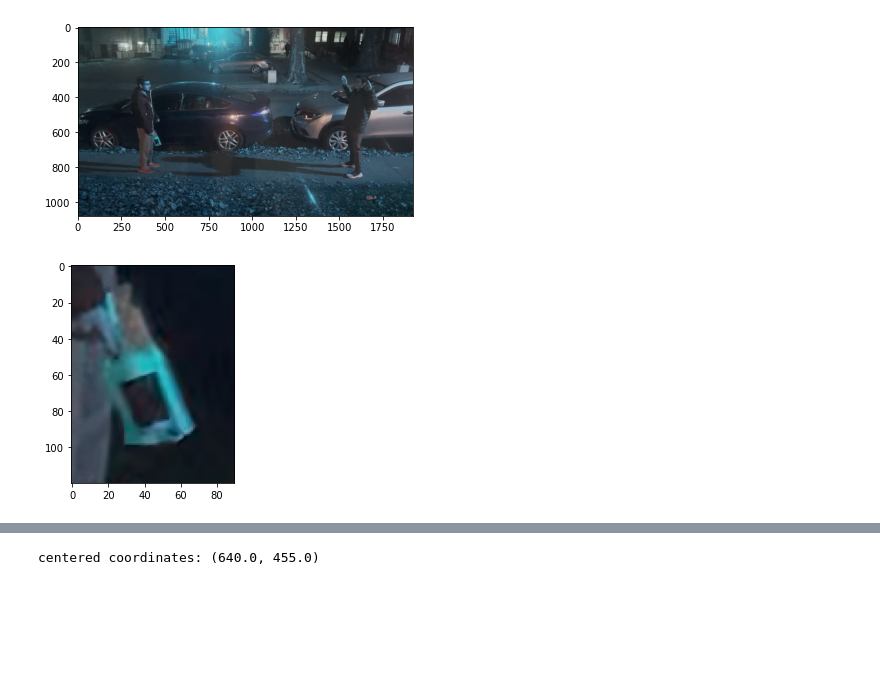
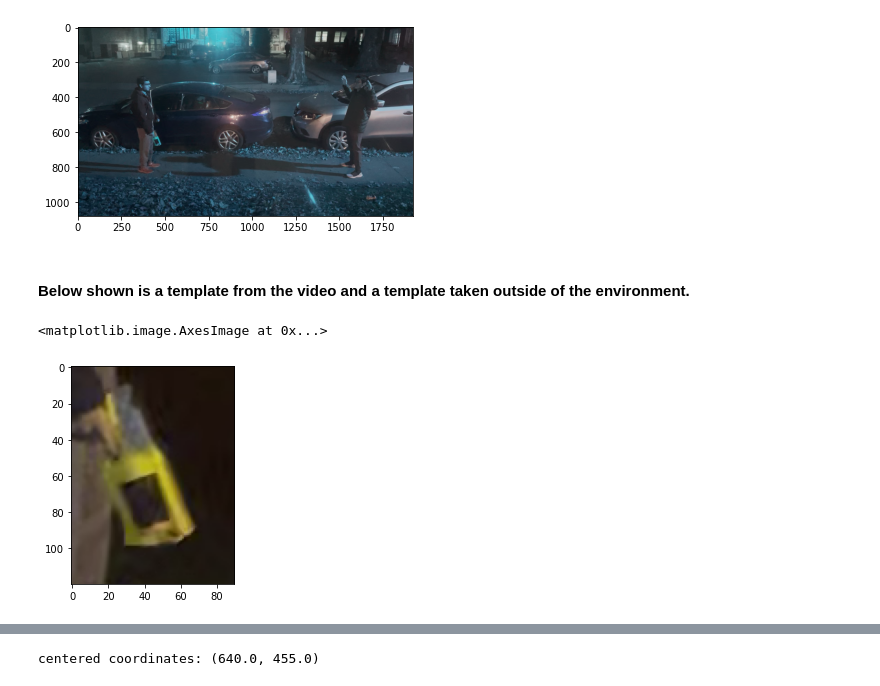
Before and after one commit to ksiva14/Threat_Detection, a Jupyter notebook: detection.ipynb, the cells around one changed output, grey strips where cells are left out. Saved outputs shown, nothing was run; the diff lists cells and outputs as text; code cells hidden in the pictures; blank space fills up the shorter version.

```diff
--- a/detection.ipynb
+++ b/detection.ipynb
@@ -289,12 +293,3 @@ plt.imshow(firstVideo[0])
 # %% [output]
 <matplotlib.image.AxesImage at 0x...>
 [figure]
-# %%
-# Get Template
-horizontalTemplate = runningVideo[0,400:500,900:1100,:].copy()
-initialTemplate = firstVideo[0,580:700,410:500,:].copy()
-plt.imshow(initialTemplate)
-plt.imsave("gun_vertical.png", initialTemplate)
-plt.imsave("gun_horizontal.png", horizontalTemplate)
-# %% [output]
-[figure, removed]
@@ -302,0 +296,10 @@ firstFrame = firstVideo[0,:,:,:].copy()
+# %% [markdown]
+#### Below shown is a template from the video and a template taken outside of the environment.
+# %%
+# Get Template
+cleanVerticalTemplate = cv2.imread("data/clean_gun_vertical.png")
+vidVerticalTemplate = cv2.imread("data/gun_vertical.png")
+plt.imshow(vidVerticalTemplate)
+# %% [output]
+<matplotlib.image.AxesImage at 0x...>
+[figure, added]
```
Also changed, not shown: parts of 57 cells of this notebook, 2 other files.
